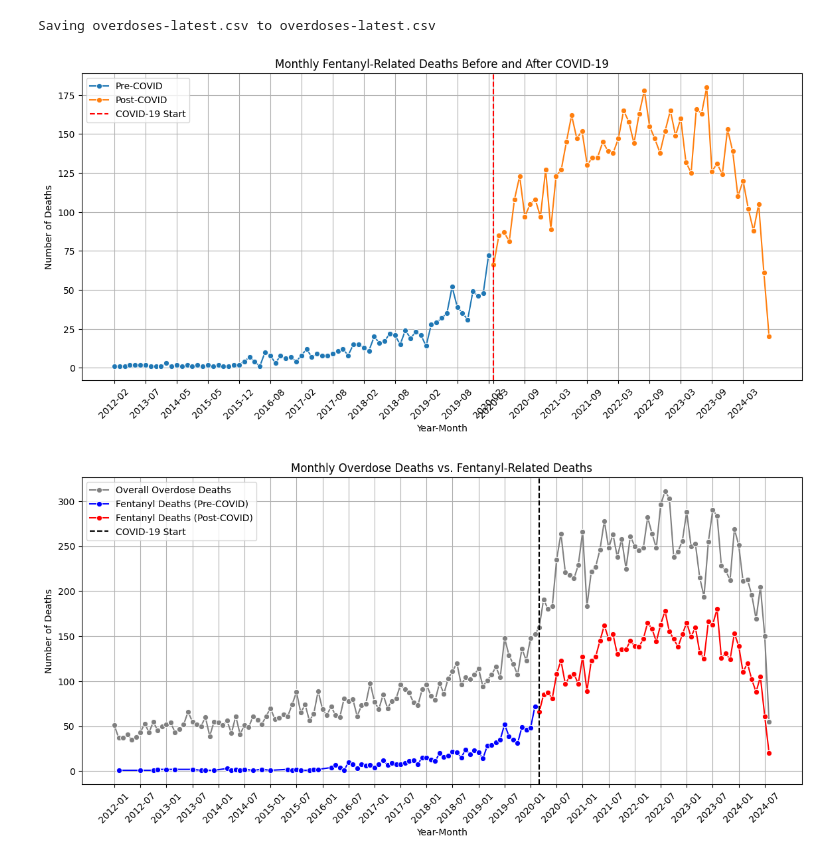
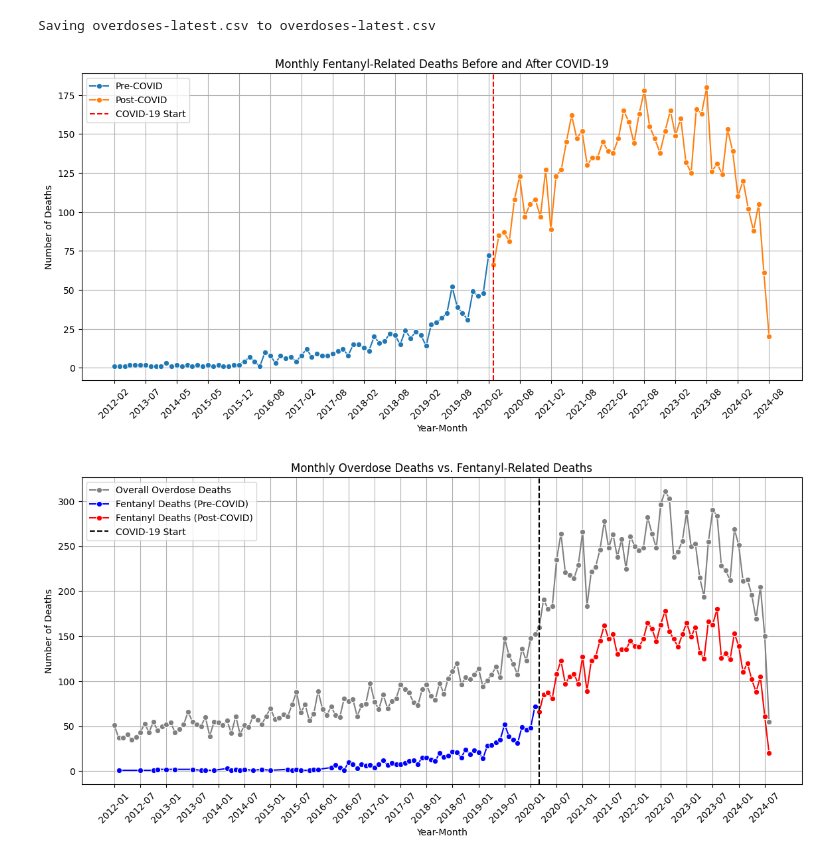
Before and after one commit to hritikac25/fentanyl_overdose_covid, a Jupyter notebook: Overdose_Trends.ipynb, the cells around one changed output. Saved outputs shown, nothing was run; the diff lists cells and outputs as text; code cells hidden in the pictures.

```diff
--- a/Overdose_Trends.ipynb
+++ b/Overdose_Trends.ipynb
@@ -23,43 +23,57 @@ df["DeathDate"] = pd.to_datetime(df["DeathDate"], errors="coerce")
 covid_cutoff = pd.to_datetime("2020-03-01")
 
 # Filter for fentanyl-related deaths
 df_fentanyl = df[df["Fentanyl"] == 1].copy()
 
-# Create Year-Month column
+# Create Year-Month column as string
 df_fentanyl["YearMonth"] = df_fentanyl["DeathDate"].dt.to_period("M").astype(str)
 
 # Separate pre- and post-COVID data
 pre_covid_data = df_fentanyl[df_fentanyl["DeathDate"] < covid_cutoff]
 post_covid_data = df_fentanyl[df_fentanyl["DeathDate"] >= covid_cutoff]
 
 # Aggregate counts
-pre_covid_counts = pre_covid_data.groupby("YearMonth").size()
-post_covid_counts = post_covid_data.groupby("YearMonth").size()
+pre_covid_counts = pre_covid_data.groupby("YearMonth").size().reset_index(name="Deaths")
+post_covid_counts = post_covid_data.groupby("YearMonth").size().reset_index(name="Deaths")
 
-# Reset index
-pre_covid_counts = pre_covid_counts.reset_index(name="Deaths")
-post_covid_counts = post_covid_counts.reset_index(name="Deaths")
+# Sort for proper order
+pre_covid_counts = pre_covid_counts.sort_values("YearMonth")
+post_covid_counts = post_covid_counts.sort_values("YearMonth")
 
 # Plot
 plt.figure(figsize=(14, 6))
 sns.lineplot(data=pre_covid_counts, x="YearMonth", y="Deaths", label="Pre-COVID", marker="o")
 sns.lineplot(data=post_covid_counts, x="YearMonth", y="Deaths", label="Post-COVID", marker="o")
 
-# Mark COVID cutoff (march 2020 - may 2023)
+# Mark COVID cutoff
 plt.axvline(x="2020-03", color="red", linestyle="--", label="COVID-19 Start")
 
-# Formatting
-plt.xticks(ticks=pre_covid_counts["YearMonth"][::6].tolist() + post_covid_counts["YearMonth"][::6].tolist(), rotation=45)
+# Set x-ticks to avoid overlap: every 6th plus COVID start
+combined_ticks = sorted(set(pre_covid_counts["YearMonth"].tolist() + post_covid_counts["YearMonth"].tolist()))
+selected_ticks = combined_ticks[::6]
+
+# Ensure 2020-03 is included and 2020-02 is excluded
+if "2020-03" in selected_ticks:
+    selected_ticks.remove("2020-03")
+if "2020-02" not in selected_ticks:
+    selected_ticks.append("2020-02")
+
+# Sort again after edits
+selected_ticks = sorted(selected_ticks)
+
+plt.xticks(ticks=selected_ticks, rotation=45)
+
+# Titles and labels
 plt.title("Monthly Fentanyl-Related Deaths Before and After COVID-19")
 plt.xlabel("Year-Month")
 plt.ylabel("Number of Deaths")
 plt.legend()
 plt.grid(True)
 
 # Show plot
 plt.show()
 # %% [output]
-[figure, old version]
+[figure, new version]
 # %%
 #Fentanyl against overall overdose trend
 df = pd.read_csv("overdoses-latest.csv", low_memory=False)
```
Also changed, not shown: parts of 8 cells of this notebook.
